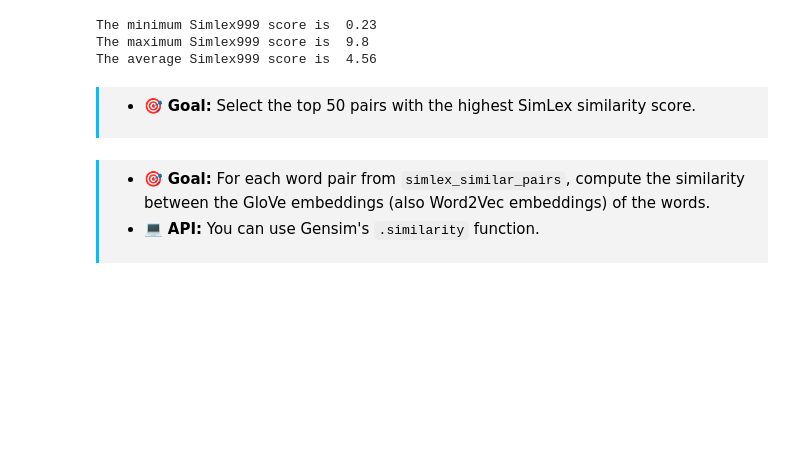
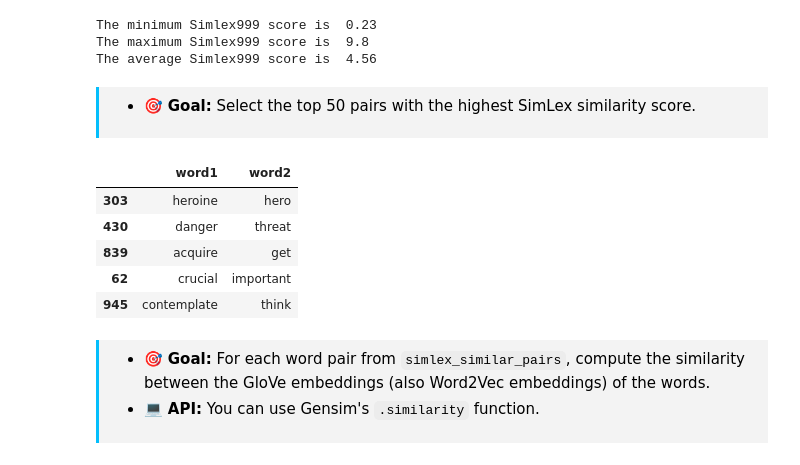
Before and after one commit to Thierrix/cs-552-modern-nlp, a Jupyter notebook: Exercises/Week 1/Week-1.ipynb, the cells around one changed output. Drawn from its saved outputs; the diff is of its cells as text; code cells hidden in the pictures; blank space fills up the shorter version.

```diff
--- a/Exercises/Week 1/Week-1.ipynb
+++ b/Exercises/Week 1/Week-1.ipynb
@@ -350,7 +345,7 @@ SimLex-999.txt is a tab-separated plaintext file, where rows correspond to conce
 We will be using the **`SimLex999` similarity column** to evaluate our word embeddings on this dataset. We will select the top 50 most similar pairs according to simlex999 column which a score from 0 to 10 regarding the similarities of the two words (columns: word1, word2) and it has been annotated by humans. On this subset of data, we will find the similarity score of the two words using our two pre-trained embedding models (Word2Vec, GloVe).
 # %%
 # read data
-simlex = pd.read_csv('SimLex-999/SimLex-999.txt', delimiter='\t')
+simlex = pd.read_csv('SimLex-999.txt', delimiter='\t')
 simlex = simlex[['word1', 'word2', 'SimLex999']]
 simlex.head()
 # %% [output]
@@ -383,7 +378,15 @@ The average Simlex999 score is  4.56
 # %%
 # select a subset of word-pairs with the highest similiarity score given by annotators
 max_sim = simlex.sort_values("SimLex999")
 simlex_similar_pairs = max_sim.tail(50)[["word1", "word2"]]
+simlex_similar_pairs.head()
+# %% [output]
+|  | word1 | word2 |
+| 303 | heroine | hero |
+| 430 | danger | threat |
+| 839 | acquire | get |
+| 62 | crucial | important |
+| 945 | contemplate | think |
 # %% [markdown]
 <div style="padding:8px 0 8px 15px;border-left:3px solid #03befc;background-color:#F3F3F3; color: black">
 
```
Also changed, not shown: parts of 23 cells of this notebook.
